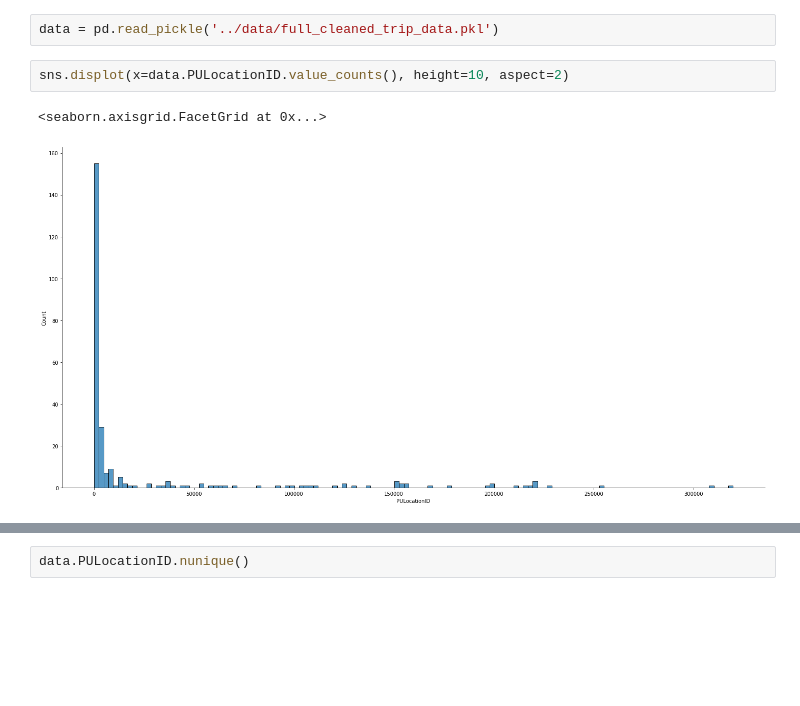
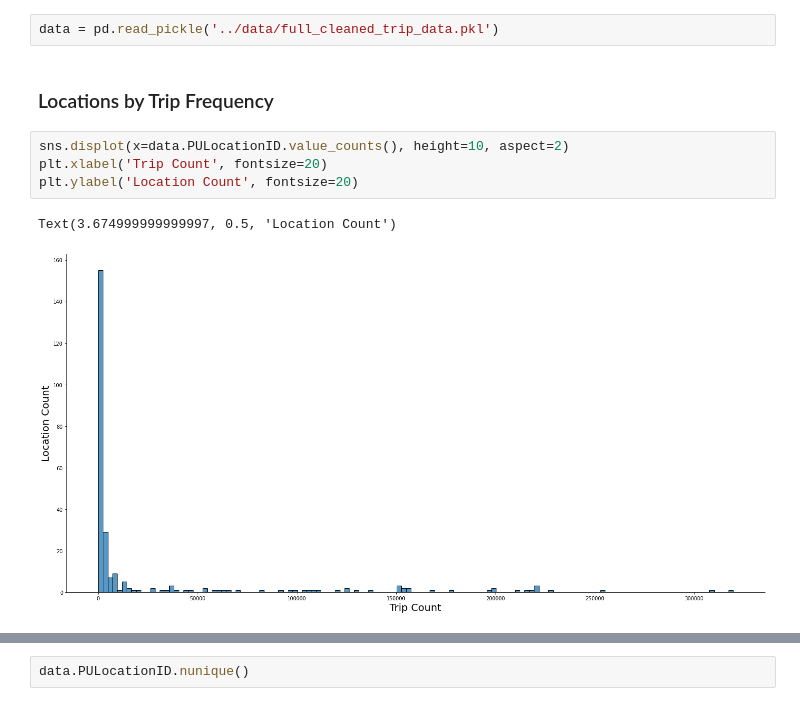
Before and after one commit to sVujke/ny-taxi-rides-ml-case, a Jupyter notebook: notebooks/pu_location_recommender.ipynb, the cells around one changed output, grey strips where cells are left out. Drawn from its saved outputs; the diff is of its cells as text; blank space fills up the shorter version.

```diff
--- a/notebooks/pu_location_recommender.ipynb
+++ b/notebooks/pu_location_recommender.ipynb
@@ -21,7 +58,11 @@ logging.disable(sys.maxsize)
 # %%
 data = pd.read_pickle('../data/full_cleaned_trip_data.pkl')
+# %% [markdown]
+### Locations by Trip Frequency
 # %%
 sns.displot(x=data.PULocationID.value_counts(), height=10, aspect=2)
+plt.xlabel('Trip Count', fontsize=20)
+plt.ylabel('Location Count', fontsize=20)
 # %% [output]
-<seaborn.axisgrid.FacetGrid at 0x...>
+Text(3.674999999999997, 0.5, 'Location Count')
-[figure, old version]
+[figure, new version]
```
Also changed, not shown: parts of 51 cells of this notebook, 4 other files.
